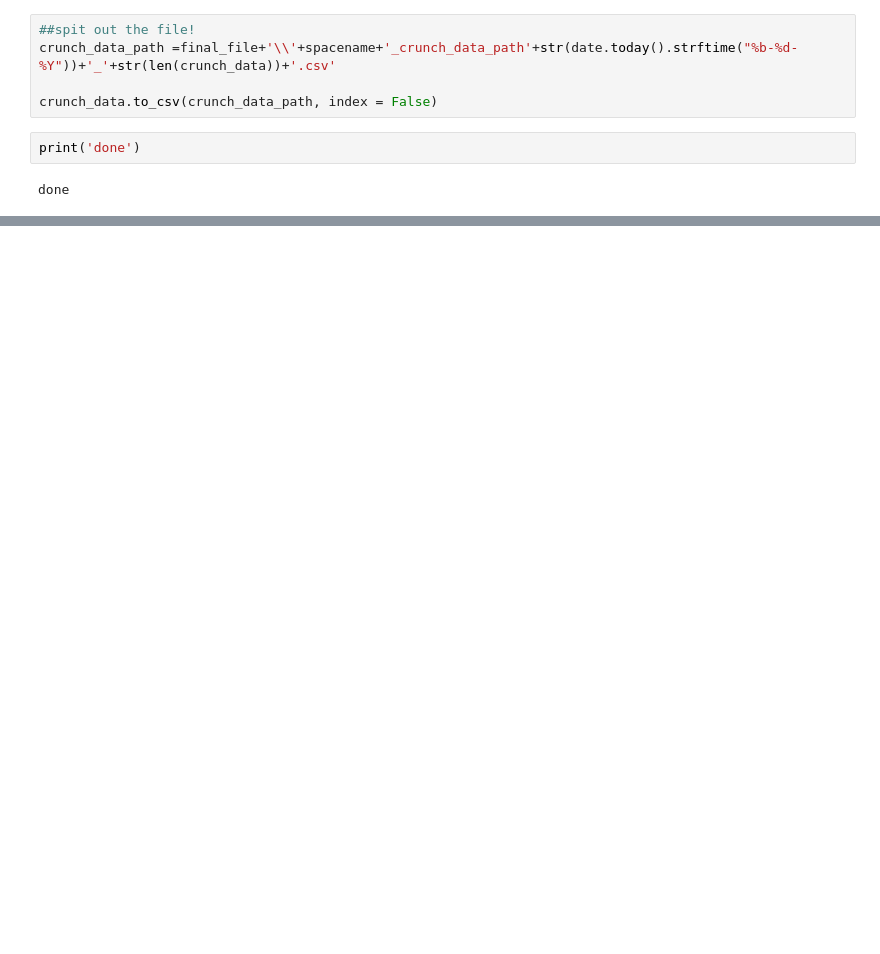
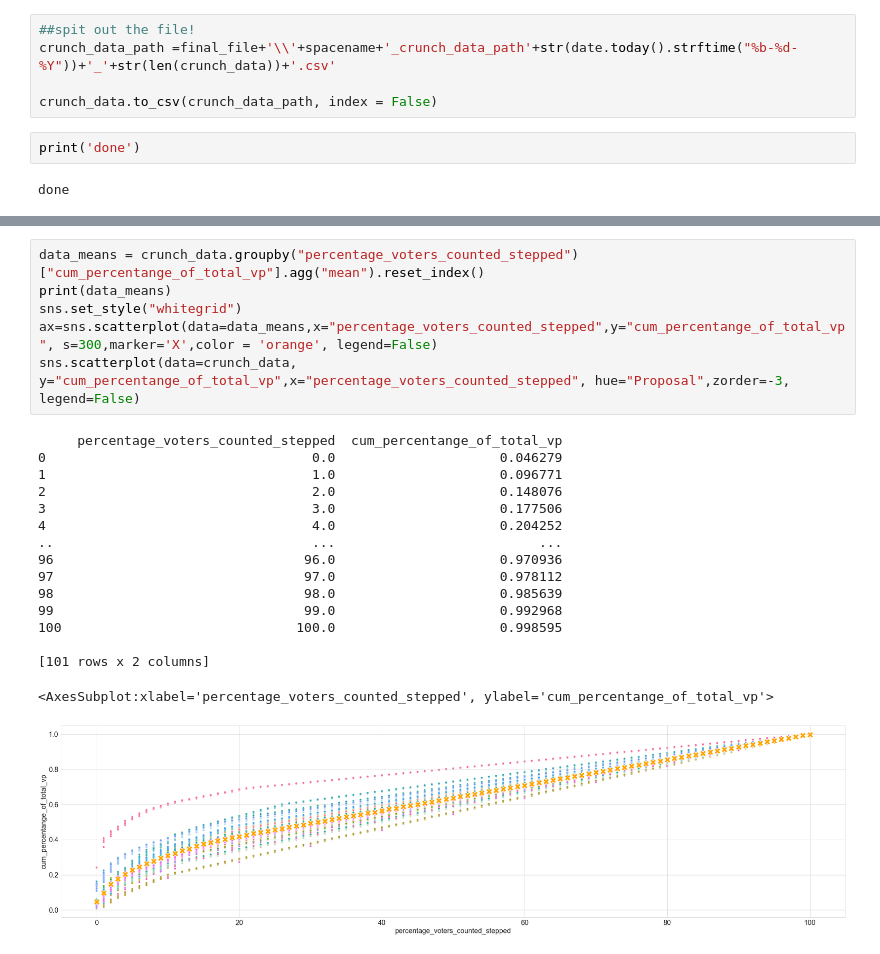
Before and after one commit to EdgeCaser/snapshot_governance, a Jupyter notebook: DAO_snapshot_tool_data.ipynb, the cells around one changed output, grey strips where cells are left out. Cells and saved outputs as stored; diff of their text form; blank space fills up the shorter version.

```diff
--- a/DAO_snapshot_tool_data.ipynb
+++ b/DAO_snapshot_tool_data.ipynb
@@ -274,0 +290,23 @@ done
+# %%
+data_means = crunch_data.groupby("percentage_voters_counted_stepped")["cum_percentange_of_total_vp"].agg("mean").reset_index()
+print(data_means)
+sns.set_style("whitegrid")
+ax=sns.scatterplot(data=data_means,x="percentage_voters_counted_stepped",y="cum_percentange_of_total_vp", s=300,marker='X',color = 'orange', legend=False)
+sns.scatterplot(data=crunch_data, y="cum_percentange_of_total_vp",x="percentage_voters_counted_stepped", hue="Proposal",zorder=-3, legend=False)
+# %% [output]
+     percentage_voters_counted_stepped  cum_percentange_of_total_vp
+0                                  0.0                     0.046279
+1                                  1.0                     0.096771
+2                                  2.0                     0.148076
+3                                  3.0                     0.177506
+4                                  4.0                     0.204252
+..                                 ...                          ...
+96                                96.0                     0.970936
+97                                97.0                     0.978112
+98                                98.0                     0.985639
+99                                99.0                     0.992968
+100                              100.0                     0.998595
+
+[101 rows x 2 columns]
+<AxesSubplot:xlabel='percentage_voters_counted_stepped', ylabel='cum_percentange_of_total_vp'>
+[figure, added]
```
Also changed, not shown: parts of 14 cells of this notebook.
